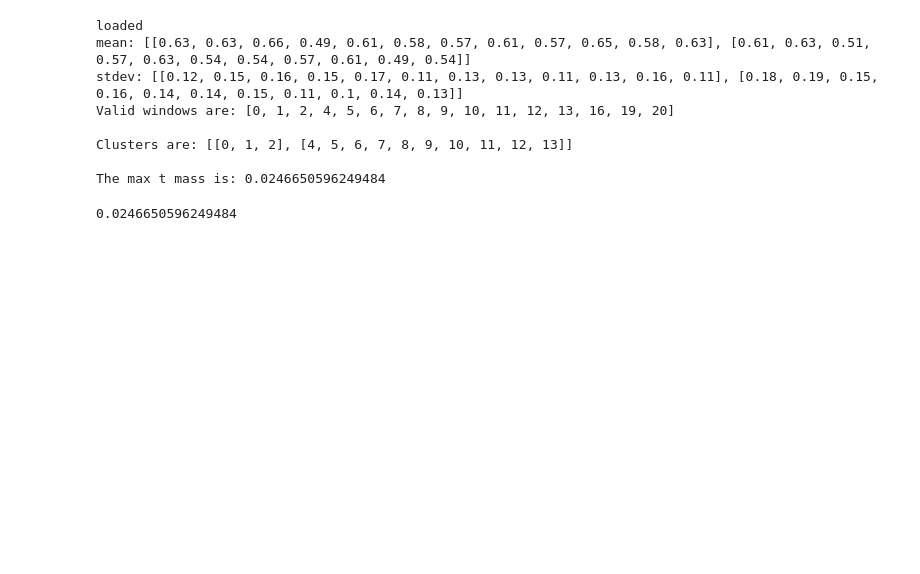
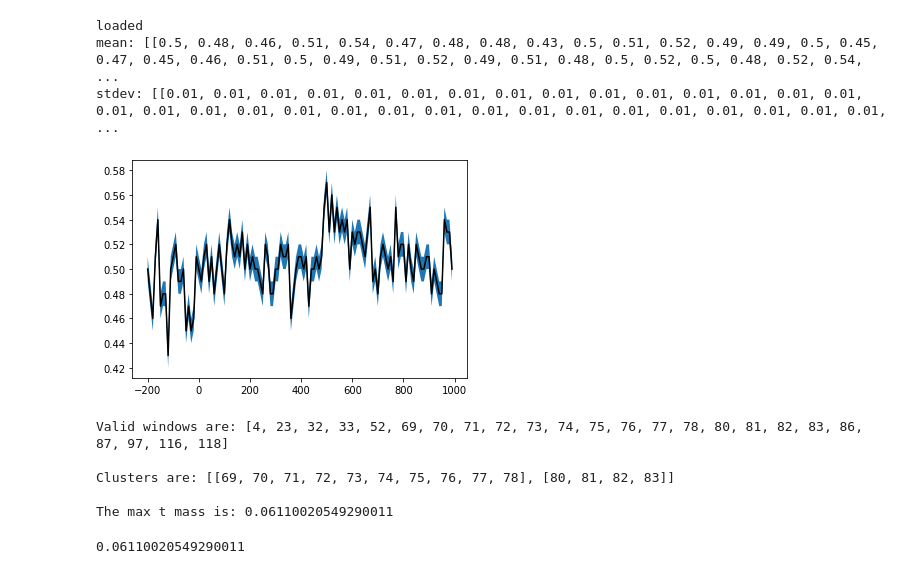
Before and after one commit to simpleParadox/jwlab_eeg, a Jupyter notebook: classification/notebooks/cluster_analysis_perm.ipynb, the cells around one changed output. Cells and saved outputs as stored; diff of their text form; code cells hidden in the pictures; blank space fills up the shorter version.

```diff
--- a/classification/notebooks/cluster_analysis_perm.ipynb
+++ b/classification/notebooks/cluster_analysis_perm.ipynb
@@ -16,14 +16,4 @@ from sklearn.metrics import accuracy_score
 # Argument 4: sliding_window_config[start_time, end_time, window_lengths[], step_length]
 # Argument 5: cross_val_config[num_fold, num_iterations]
 
-cluster_analysis_procedure(9, False, "permutation", [-200, 1000, [100, 200], 100], [3, 10])
+#cluster_analysis_procedure(9, False, "permutation", [-200, 1000, [10, 20, 40, 60], 10], [3, 5])
-# %% [output]
-loaded
-mean: [[0.63, 0.63, 0.66, 0.49, 0.61, 0.58, 0.57, 0.61, 0.57, 0.65, 0.58, 0.63], [0.61, 0.63, 0.51, 0.57, 0.63, 0.54, 0.54, 0.57, 0.61, 0.49, 0.54]]
-stdev: [[0.12, 0.15, 0.16, 0.15, 0.17, 0.11, 0.13, 0.13, 0.11, 0.13, 0.16, 0.11], [0.18, 0.19, 0.15, 0.16, 0.14, 0.14, 0.15, 0.11, 0.1, 0.14, 0.13]]
-Valid windows are: [0, 1, 2, 4, 5, 6, 7, 8, 9, 10, 11, 12, 13, 16, 19, 20]
-
-Clusters are: [[0, 1, 2], [4, 5, 6, 7, 8, 9, 10, 11, 12, 13]]
-
-The max t mass is: 0.0246650596249484
-0.0246650596249484
@@ -44,0 +20,13 @@ The max t mass is: 0.0246650596249484
+# %%
+cluster_analysis_procedure(9, False, "permutation", [-200, 1000, [10], 10], [3, 10])
+# %% [output]
+loaded
+mean: [[0.5, 0.48, 0.46, 0.51, 0.54, 0.47, 0.48, 0.48, 0.43, 0.5, 0.51, 0.52, 0.49, 0.49, 0.5, 0.45, 0.47, 0.45, 0.46, 0.51, 0.5, 0.49, 0.51, 0.52, 0.49, 0.51, 0.48, 0.5, 0.52, 0.5, 0.48, 0.52, 0.54,  ...
+stdev: [[0.01, 0.01, 0.01, 0.01, 0.01, 0.01, 0.01, 0.01, 0.01, 0.01, 0.01, 0.01, 0.01, 0.01, 0.01, 0.01, 0.01, 0.01, 0.01, 0.01, 0.01, 0.01, 0.01, 0.01, 0.01, 0.01, 0.01, 0.01, 0.01, 0.01, 0.01, 0.01, ...
+[figure, added]
+Valid windows are: [4, 23, 32, 33, 52, 69, 70, 71, 72, 73, 74, 75, 76, 77, 78, 80, 81, 82, 83, 86, 87, 97, 116, 118]
+
+Clusters are: [[69, 70, 71, 72, 73, 74, 75, 76, 77, 78], [80, 81, 82, 83]]
+
+The max t mass is: 0.06110020549290011
+0.06110020549290011
```
Also changed, not shown: parts of 4 cells of this notebook, 6 other files.
